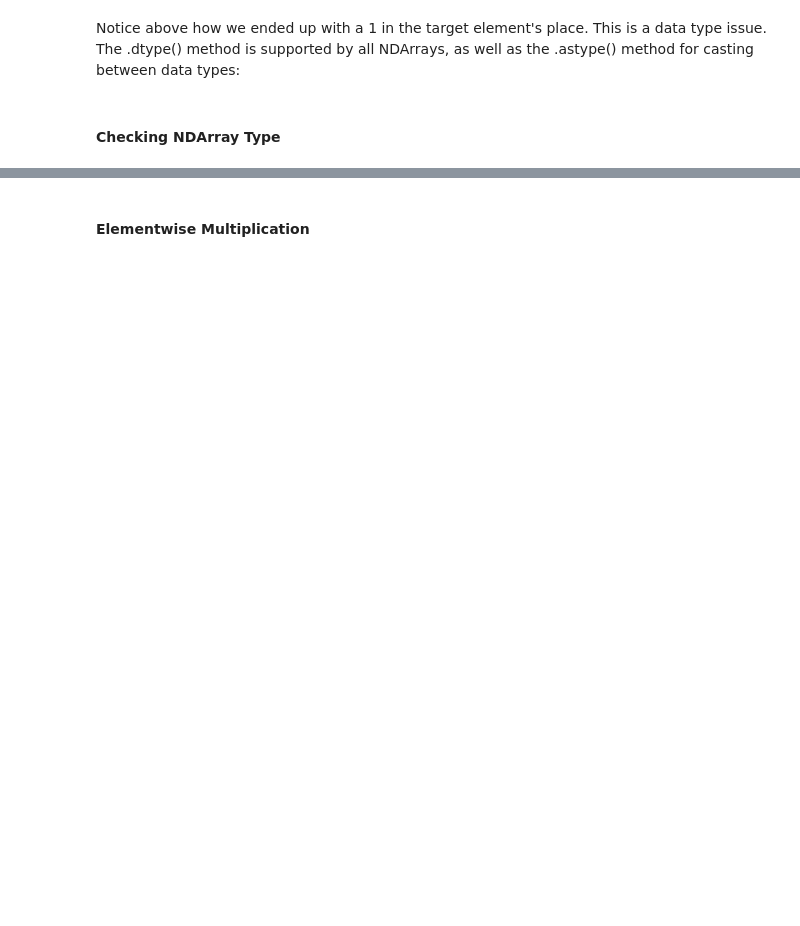
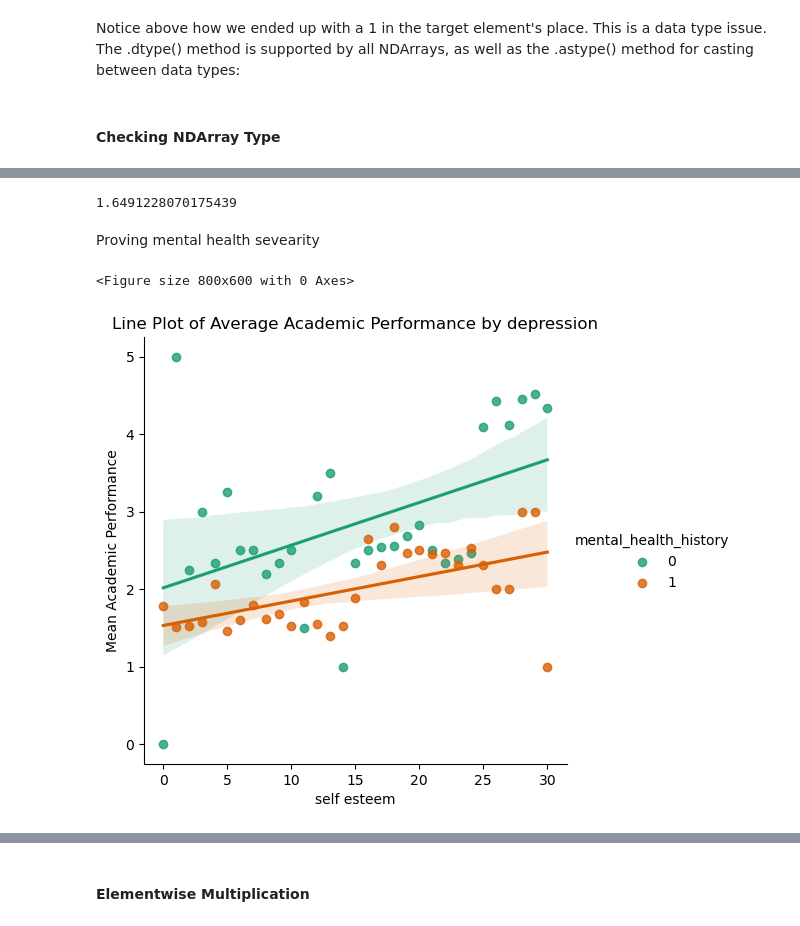
Before and after one commit to rtress0001/Cap-stone-one, a Jupyter notebook: Cap_Stone.ipynb, the cells around one changed output, grey strips where cells are left out. Cells and saved outputs as stored; diff of their text form; code cells hidden in the pictures; blank space fills up the shorter version.

```diff
--- a/Cap_Stone.ipynb
+++ b/Cap_Stone.ipynb
@@ -382,0 +329,21 @@ Before Assignment:
+# %%
+summary_data1 = stress[stress["self_esteem"] < 11]
+summary_data1 = summary_data1[summary_data1["mental_health_history"]==1]
+summary_data1["academic_performance"].mean()
+# %% [output]
+1.6491228070175439
+# %% [markdown]
+Proving mental health sevearity
+# %%
+summary_data = stress.groupby(['self_esteem', 'mental_health_history'])['academic_performance'].mean().reset_index()
+
+# Create a scatter plot
+plt.figure(figsize=(8, 6))
+sns.lmplot(data=summary_data, x='self_esteem', y='academic_performance', hue='mental_health_history', palette='Dark2')
+plt.title("Line Plot of Average Academic Performance by depression")
+plt.xlabel("self esteem")
+plt.ylabel("Mean Academic Performance")
+plt.show()
+# %% [output]
+<Figure size 800x600 with 0 Axes>
+[figure, added]
```
Also changed, not shown: parts of 32 cells of this notebook, 3 other files.
